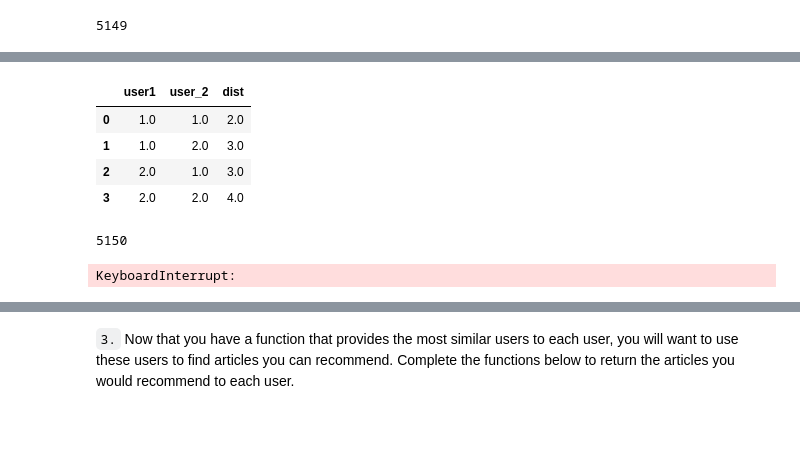
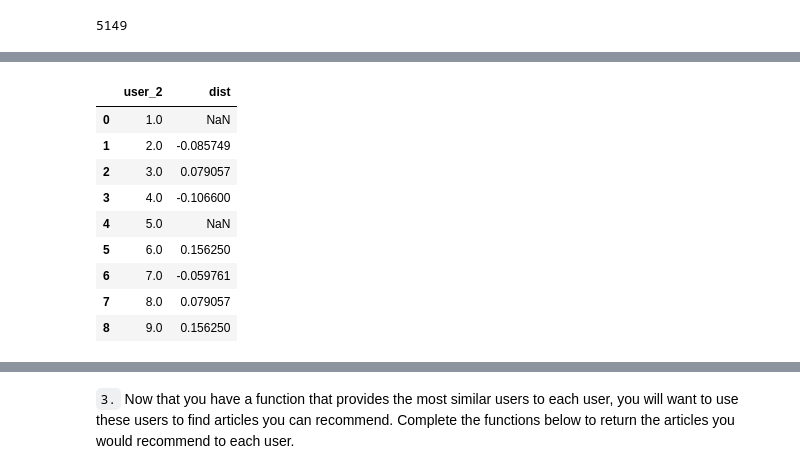
Before and after one commit to Hangzoed/IBM-Recommendations, a Jupyter notebook: Recommendations_with_IBM.ipynb, the cells around one changed output, grey strips where cells are left out. Saved outputs shown, nothing was run; the diff lists cells and outputs as text; code cells hidden in the pictures; blank space fills up the shorter version.

```diff
--- a/Recommendations_with_IBM.ipynb
+++ b/Recommendations_with_IBM.ipynb
@@ -527,15 +528,7 @@ articles_to_analyze
 # %%
+def compute_corr_test(user1, user2):
 
 
-def compute_correlation(user1, user2):
-    '''
-    INPUT
-    user1 - int user_id
-    user2 - int user_id
-    OUTPUT
-    the correlation between the matching ratings between the two users
-    '''
-    # Pull movies for each user
 
     article13 = articles_to_analyze[user1]
     article23 = articles_to_analyze[user2]
@@ -548,4 +541,4 @@ def compute_correlation(user1, user2):
     df = user_item.loc[(user1, user2), sim_movs]
     corr = df.transpose().corr().iloc[0,1]
 
-    return corr #return the correlation
+    return corr #return the correlatio
@@ -557,8 +546,3 @@ compute_correlation(4,2)
 len(articles_to_analyze)
 # %% [output]
 5149
-# %%
-user1 = np.array([])
-user2 = np.array([])
-dist = np.array([])
-test = np.array([1,2])
@@ -569,9 +548,0 @@ array([3.])
-# %%
-i=1
-j = 1
-for i in range(1,len(test)+1):
-    for j in range(1,len(test)+1):
-
-        user1 = np.append(user1 , i)
-        user2 = np.append(user2, j)
-        dist = np.append(dist , i+j)
@@ -588,38 +549,33 @@ df['dist'] = dist
-# %%
-df
-# %% [output]
-|  | user1 | user_2 | dist |
-| 0 | 1.0 | 1.0 | 2.0 |
-| 1 | 1.0 | 2.0 | 3.0 |
-| 2 | 2.0 | 1.0 | 3.0 |
-| 3 | 2.0 | 2.0 | 4.0 |
-# %%
-len(articles_to_analyze)+1
-# %% [output]
-5150
 # %%
-def compute_correlation_all():
+def compute_correlation_user(user_id):
 
-    n=len(articles_to_analyze)+1
-    user1 = np.array([])
+
+    n=10
     user2 = np.array([])
     dist = np.array([])
     dist_df = pd.DataFrame()
 
-    for user_1 in range(1,n):
-        for user_2 in range(1,n):
-            user1 = np.append(user1 , user_1)
-            user2 = np.append(user2, user_2)
-            dist = np.append(dist , compute_correlation(user_1,user_2))
+    for user_2 in range(1,n):
+        user2 = np.append(user2, user_2)
+        dist = np.append(dist , compute_corr_test(user_id,user_2))
 
-    dist_df['user1'] = user1
+
     dist_df['user_2'] = user2
     dist_df['dist'] = dist
     return dist_df
-# %%
-test_df = compute_correlation_all()
-# %% [output]
-KeyboardInterrupt:
+# %%
+compute_correlation_user(41)
+# %% [output]
+|  | user_2 | dist |
+| 0 | 1.0 | NaN |
+| 1 | 2.0 | -0.085749 |
+| 2 | 3.0 | 0.079057 |
+| 3 | 4.0 | -0.106600 |
+| 4 | 5.0 | NaN |
+| 5 | 6.0 | 0.156250 |
+| 6 | 7.0 | -0.059761 |
+| 7 | 8.0 | 0.079057 |
+| 8 | 9.0 | 0.156250 |
 # %%
 def find_similar_users(user_id, user_item=user_item):
     '''
```
Also changed, not shown: parts of 32 cells of this notebook.
